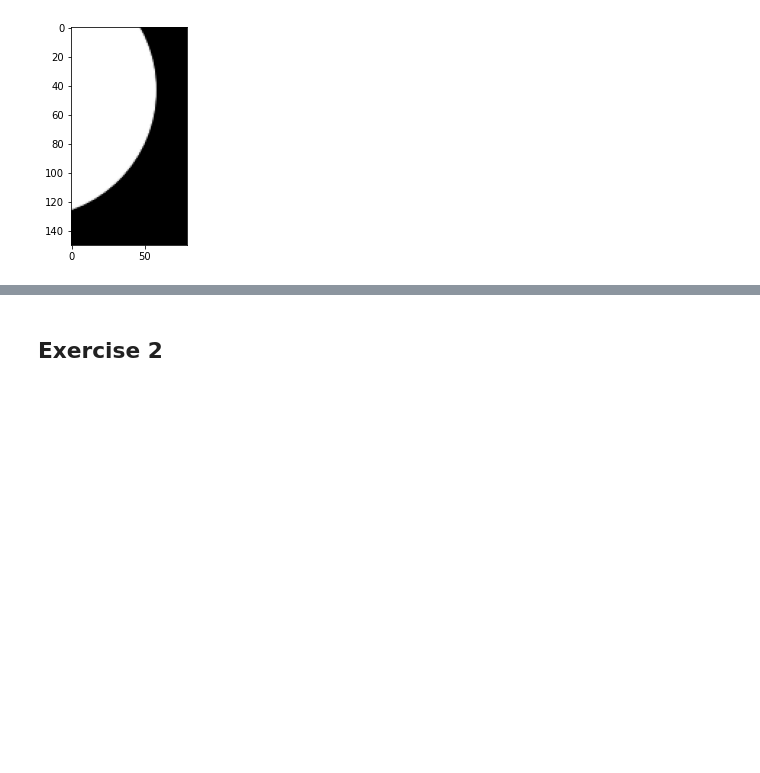
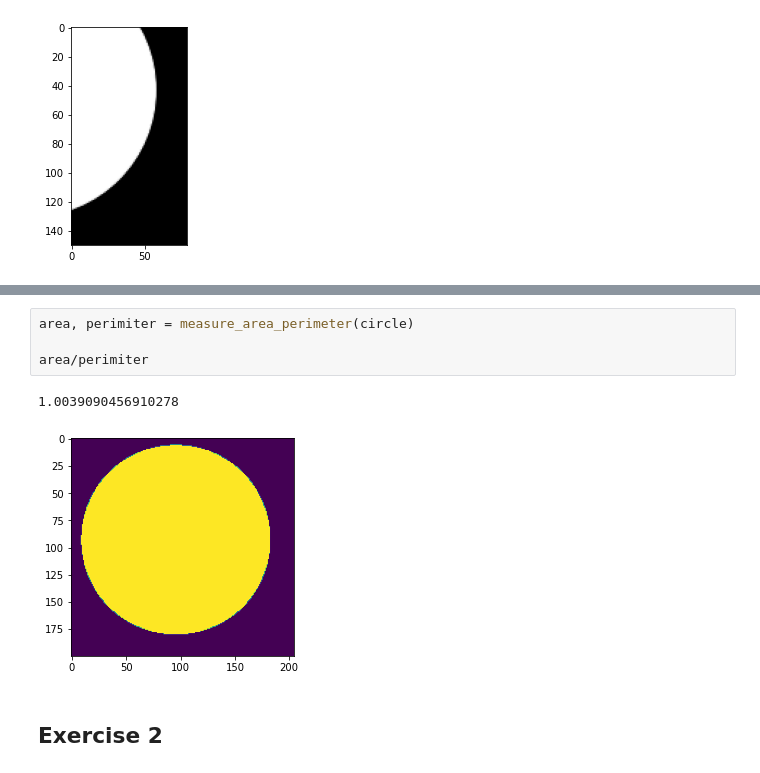
Before and after one commit to adagige/fyp2021p03g02, a Jupyter notebook: notebooks/Exercise 1.ipynb, the cells around one changed output, grey strips where cells are left out. Saved outputs shown, nothing was run; the diff lists cells and outputs as text; blank space fills up the shorter version.

```diff
--- a/notebooks/Exercise 1.ipynb
+++ b/notebooks/Exercise 1.ipynb
@@ -218,3 +229,10 @@ plt.imshow(circle)
+# %%
+area, perimiter = measure_area_perimeter(circle)
+
+area/perimiter
+# %% [output]
+1.0039090456910278
+[figure, added]
 # %% [markdown]
 ## Exercise 2
 # %% [markdown]
```
Also changed, not shown: parts of 14 cells of this notebook, 1 other file.
